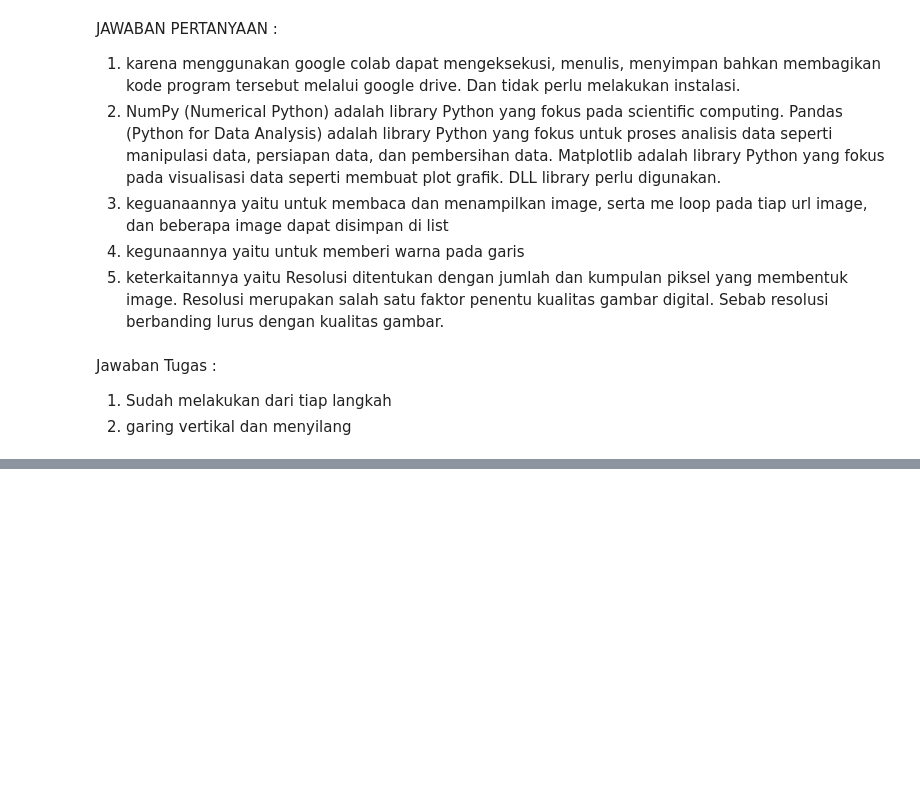
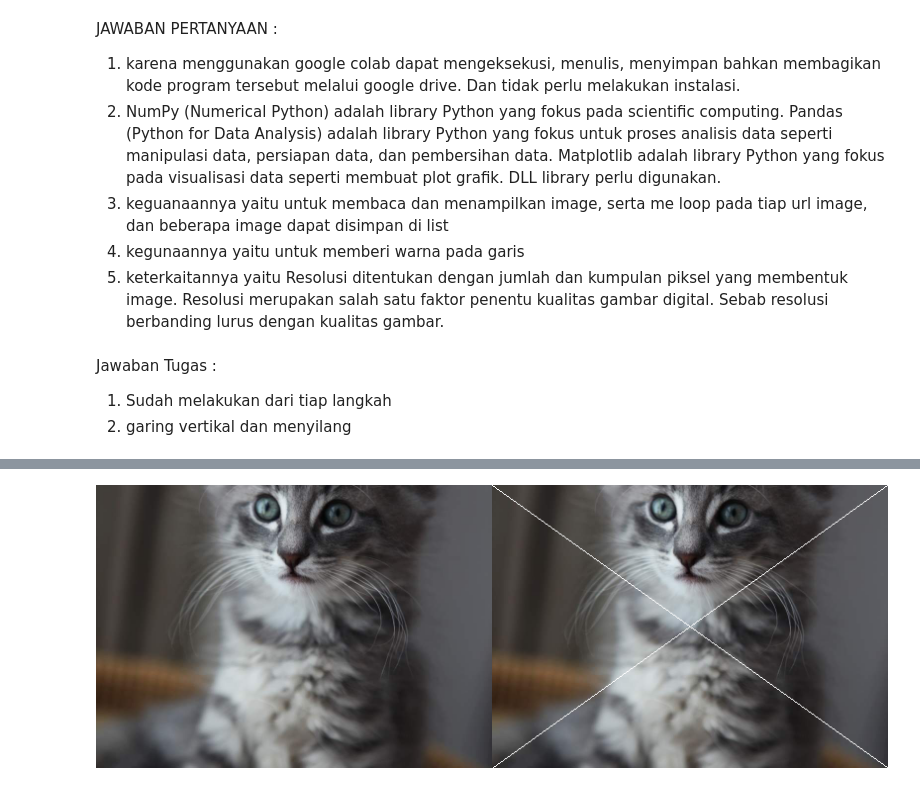
Before and after one commit to fanaasyifa/PCVK_Genap_2021, a Jupyter notebook: Jobsheet1.ipynb, the cells around one changed output, grey strips where cells are left out. Cells and saved outputs as stored; diff of their text form; code cells hidden in the pictures; blank space fills up the shorter version.

```diff
--- a/Jobsheet1.ipynb
+++ b/Jobsheet1.ipynb
@@ -73,0 +74,14 @@ cv2_imshow(final_frame)
+# %%
+image_5 = cv.cvtColor(image, cv.COLOR_BGR2RGB)
+
+# membuat garis menyilang diagonal ditengah image
+thickness = 1
+color = (255,255,255)
+
+image_5 = cv.line(image_5, (0,0), (lebar, tinggi), color, thickness)
+image_5 = cv.line(image_5, (lebar, 0), (0,tinggi), color, thickness)
+
+final_frame = cv.hconcat((image_2, image_5))
+cv2_imshow(final_frame)
+# %% [output]
+[figure, added]
```
Also changed, not shown: parts of 4 cells of this notebook.
